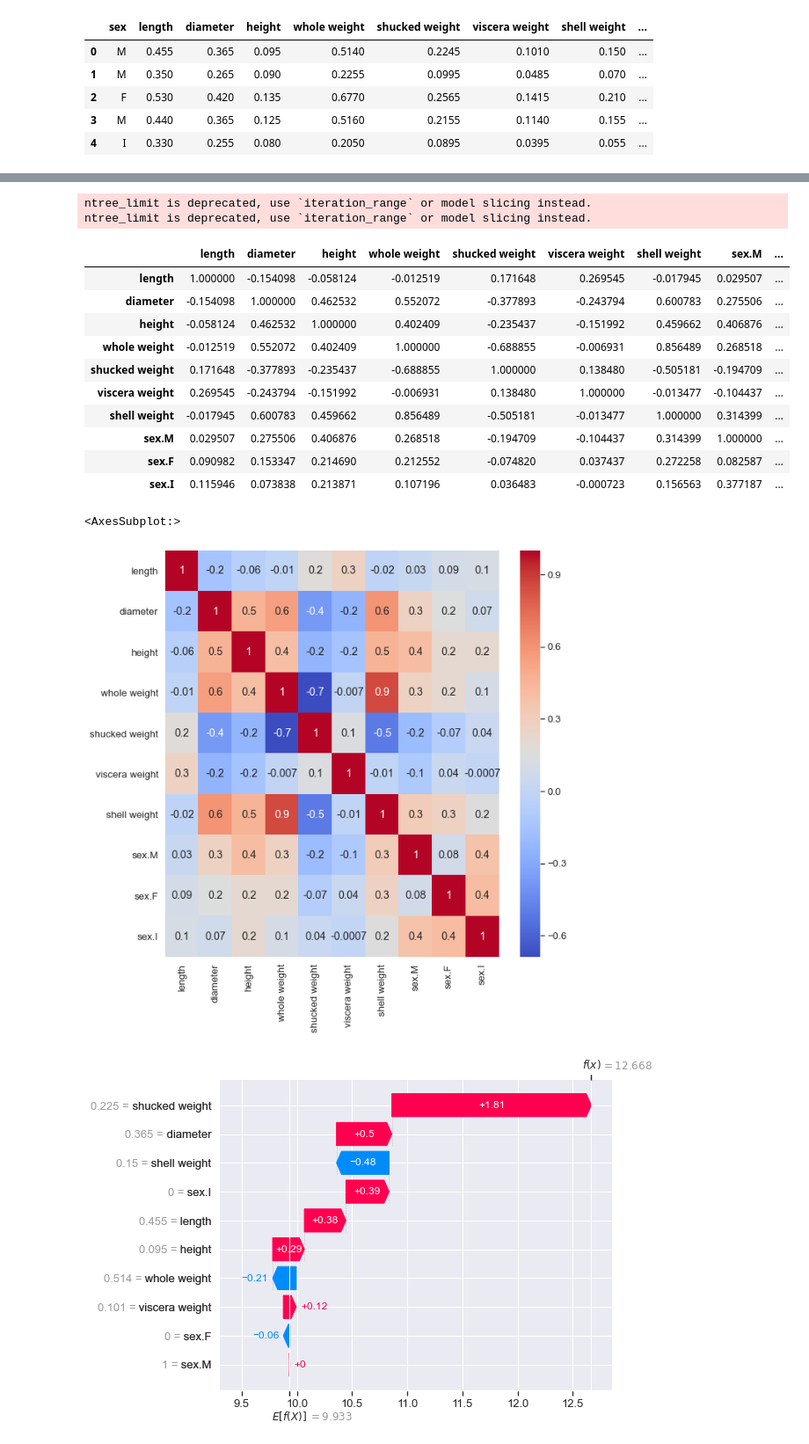
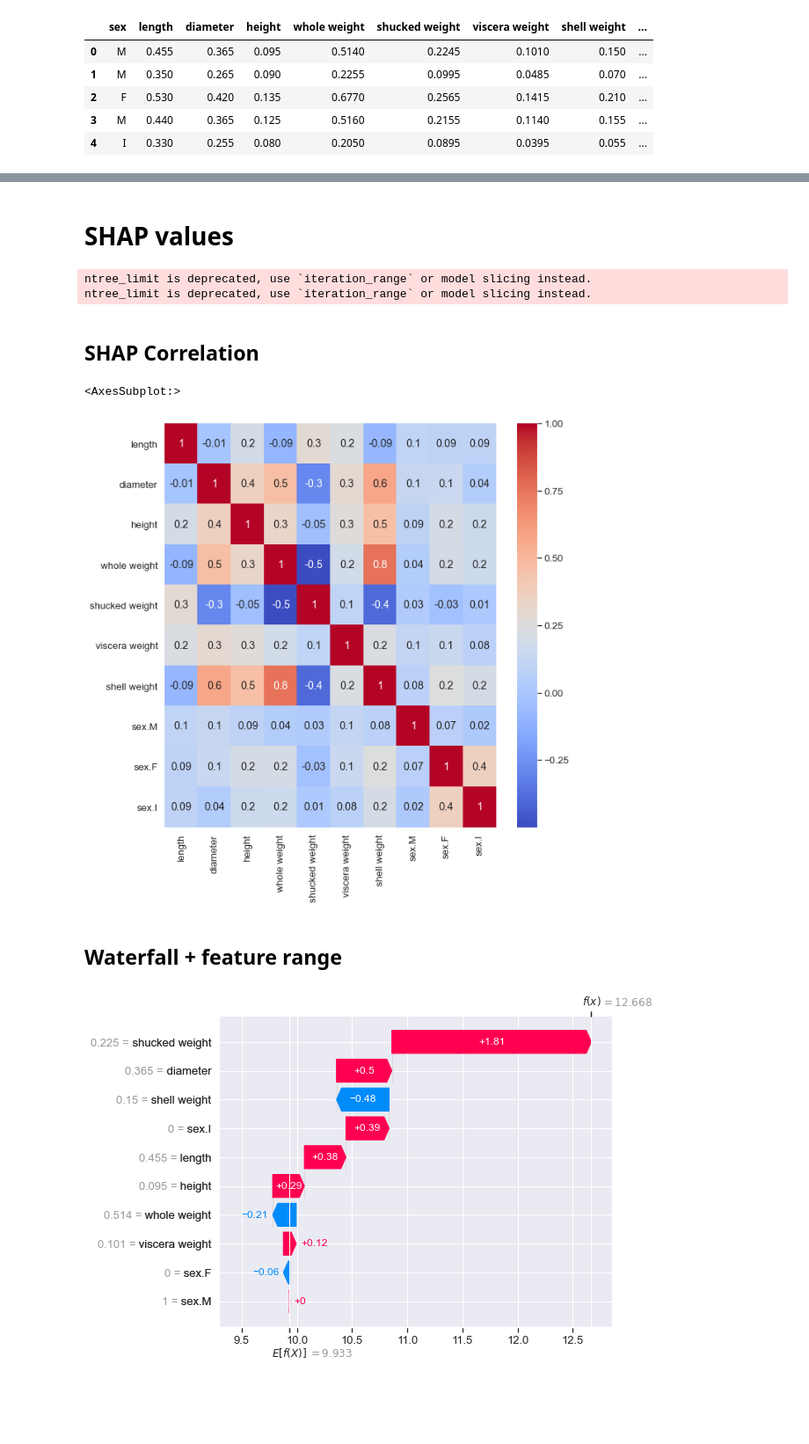
Before and after one commit to conorosully/medium-articles, a Jupyter notebook: src/shap_custom.ipynb, the cells around one changed output, grey strips where cells are left out. Shown at 88% size. Drawn from its saved outputs; the diff is of its cells as text; code cells hidden in the pictures; blank space fills up the shorter version.

```diff
--- a/src/shap_custom.ipynb
+++ b/src/shap_custom.ipynb
@@ -45,12 +56,7 @@ data.head()
 # %%
-#Binary target varibale
-y = [1 if y_>10 else 0 for y_ in y]
-
 #Train model
-model = xgb.XGBClassifier(objective="binary:logistic")
+model = xgb.XGBRegressor(objective="reg:squarederror")
 model.fit(X, y)
 
+#Get predictions
 y_pred = model.predict(X)
-
-print(confusion_matrix(y, y_pred))
-accuracy_score(y, y_pred)
@@ -63,3 +63,5 @@ The use of label encoder in XGBClassifier is deprecated and will be removed in a
+# %% [markdown]
+# SHAP values
 # %%
 #Get shap values
 explainer = shap.Explainer(model)
@@ -67,27 +69,19 @@ shap_values = explainer(X)
 # %% [output]
 ntree_limit is deprecated, use `iteration_range` or model slicing instead.
 ntree_limit is deprecated, use `iteration_range` or model slicing instead.
+# %% [markdown]
+## SHAP Correlation
 # %%
 # SHAP correlation plot
 corr_matrix = pd.DataFrame(shap_values.values,columns=X.columns).corr()
-corr_matrix
+
+# Display Correlations
+plt.figure(figsize=(10, 10), facecolor='w', edgecolor='k')
+sns.set(font_scale=1.2)
+sns.heatmap(corr_matrix,cmap='coolwarm',annot=True,fmt='.1g')
 # %% [output]
-|  | length | diameter | height | whole weight | shucked weight | viscera weight | shell weight | sex.M | ... |
-| length | 1.000000 | -0.154098 | -0.058124 | -0.012519 | 0.171648 | 0.269545 | -0.017945 | 0.029507 | ... |
-| diameter | -0.154098 | 1.000000 | 0.462532 | 0.552072 | -0.377893 | -0.243794 | 0.600783 | 0.275506 | ... |
-| height | -0.058124 | 0.462532 | 1.000000 | 0.402409 | -0.235437 | -0.151992 | 0.459662 | 0.406876 | ... |
-| whole weight | -0.012519 | 0.552072 | 0.402409 | 1.000000 | -0.688855 | -0.006931 | 0.856489 | 0.268518 | ... |
-| shucked weight | 0.171648 | -0.377893 | -0.235437 | -0.688855 | 1.000000 | 0.138480 | -0.505181 | -0.194709 | ... |
-| viscera weight | 0.269545 | -0.243794 | -0.151992 | -0.006931 | 0.138480 | 1.000000 | -0.013477 | -0.104437 | ... |
-| shell weight | -0.017945 | 0.600783 | 0.459662 | 0.856489 | -0.505181 | -0.013477 | 1.000000 | 0.314399 | ... |
-| sex.M | 0.029507 | 0.275506 | 0.406876 | 0.268518 | -0.194709 | -0.104437 | 0.314399 | 1.000000 | ... |
-| sex.F | 0.090982 | 0.153347 | 0.214690 | 0.212552 | -0.074820 | 0.037437 | 0.272258 | 0.082587 | ... |
-| sex.I | 0.115946 | 0.073838 | 0.213871 | 0.107196 | 0.036483 | -0.000723 | 0.156563 | 0.377187 | ... |
+<AxesSubplot:>
+[figure, added]
-# %%
-plt.figure(figsize=(10, 10), facecolor='w', edgecolor='k')
-sns.set(font_scale=1.2)
-sns.heatmap(corr_matrix,cmap='coolwarm',annot=True,fmt='.1g')
-# %% [output]
-<AxesSubplot:>
-[figure, removed]
+# %% [markdown]
+## Waterfall + feature range
 # %%
```
Also changed, not shown: parts of 42 cells of this notebook.
